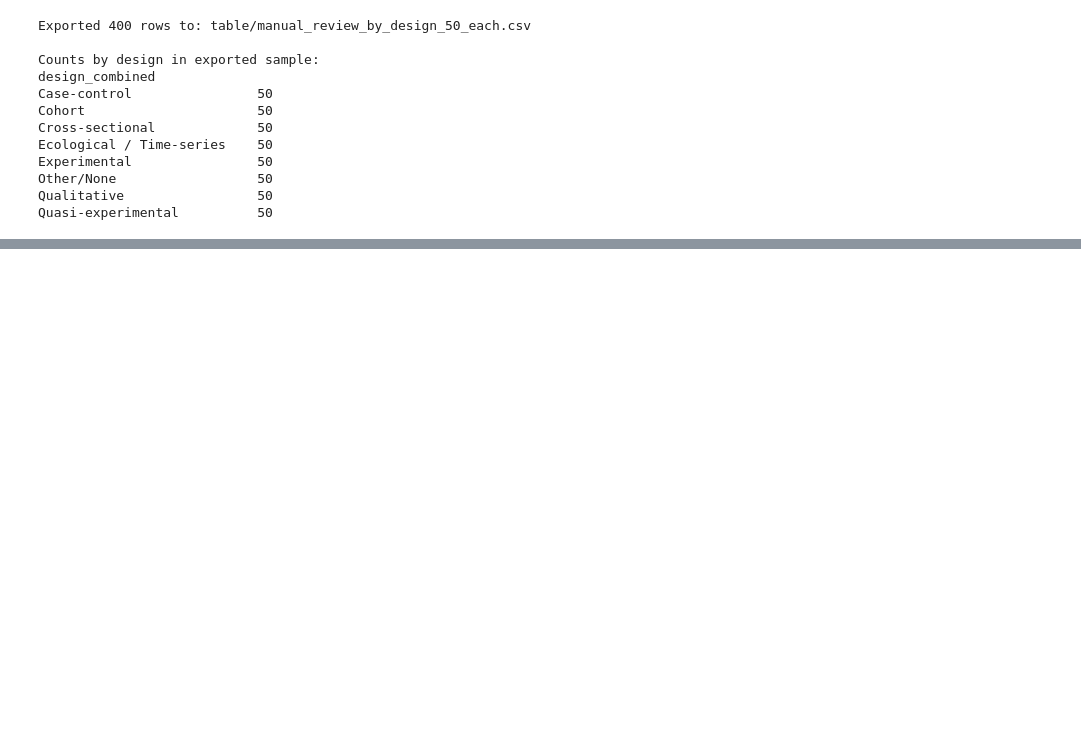
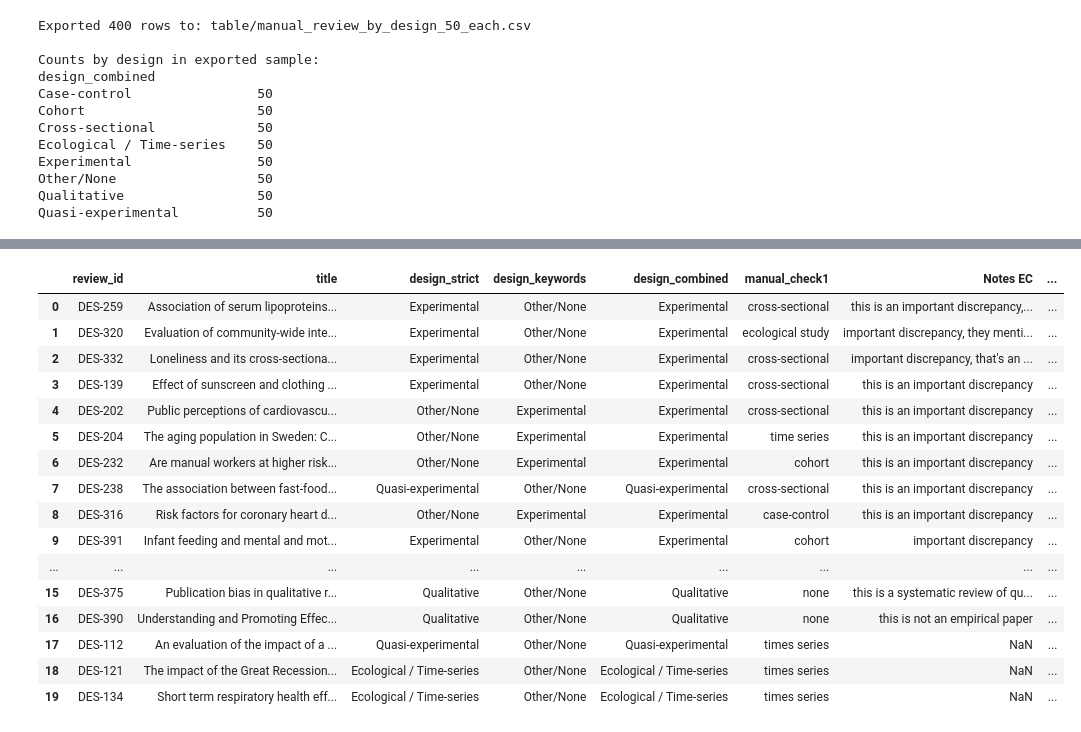
Before and after one commit to dbann/policyclaims, a Jupyter notebook: code/8_llm_validation.ipynb, the cells around one changed output, grey strips where cells are left out. Saved outputs shown, nothing was run; the diff lists cells and outputs as text; code cells hidden in the pictures; blank space fills up the shorter version.

```diff
--- a/code/8_llm_validation.ipynb
+++ b/code/8_llm_validation.ipynb
@@ -282,7 +282,7 @@ from pathlib import Path
 # 1. Load files
 # ------------------------------------------------------------------
 review_path = Path("../table/supp_stratified_sample_400_blinded_db.xlsx")
-main_path = Path("../data/analysis/analysis_dataset_enriched.csv")
+main_path = Path("../data/analysis/analysis_dataset_enriched_v2.csv")
 
 review_df = pd.read_excel(review_path).copy()
 main_df = pd.read_csv(main_path).copy()
@@ -679,0 +1143,35 @@ Quasi-experimental          50
+# %%
+priority = mismatch[
+    mismatch["mismatch_type"].isin([
+        "likely_time_series_conflict",
+        "likely_non_empirical_false_positive",
+        "likely_experimental_conflict",
+        "likely_fixable_actual_mistake",
+        "likely_fixable_other_none",
+    ])
+].copy()
+
+display(
+    priority[
+        ["review_id", "title", "design_strict", "design_keywords", "design_combined",
+         "manual_check1", "Notes EC", "mismatch_type"]
+    ].sort_values(["mismatch_type", "review_id"]).reset_index(drop=True)
+)
+# %% [output]
+|  | review_id | title | design_strict | design_keywords | design_combined | manual_check1 | Notes EC | ... |
+| 0 | DES-259 | Association of serum lipoproteins... | Experimental | Other/None | Experimental | cross-sectional | this is an important discrepancy,... | ... |
+| 1 | DES-320 | Evaluation of community-wide inte... | Experimental | Other/None | Experimental | ecological study | important discrepancy, they menti... | ... |
+| 2 | DES-332 | Loneliness and its cross-sectiona... | Experimental | Other/None | Experimental | cross-sectional | important discrepancy, that's an ... | ... |
+| 3 | DES-139 | Effect of sunscreen and clothing ... | Experimental | Other/None | Experimental | cross-sectional | this is an important discrepancy | ... |
+| 4 | DES-202 | Public perceptions of cardiovascu... | Other/None | Experimental | Experimental | cross-sectional | this is an important discrepancy | ... |
+| 5 | DES-204 | The aging population in Sweden: C... | Other/None | Experimental | Experimental | time series | this is an important discrepancy | ... |
+| 6 | DES-232 | Are manual workers at higher risk... | Other/None | Experimental | Experimental | cohort | this is an important discrepancy | ... |
+| 7 | DES-238 | The association between fast-food... | Quasi-experimental | Other/None | Quasi-experimental | cross-sectional | this is an important discrepancy | ... |
+| 8 | DES-316 | Risk factors for coronary heart d... | Other/None | Experimental | Experimental | case-control | this is an important discrepancy | ... |
+| 9 | DES-391 | Infant feeding and mental and mot... | Experimental | Other/None | Experimental | cohort | important discrepancy | ... |
+| ... | ... | ... | ... | ... | ... | ... | ... | ... |
+| 15 | DES-375 | Publication bias in qualitative r... | Qualitative | Other/None | Qualitative | none | this is a systematic review of qu... | ... |
+| 16 | DES-390 | Understanding and Promoting Effec... | Qualitative | Other/None | Qualitative | none | this is not an empirical paper | ... |
+| 17 | DES-112 | An evaluation of the impact of a ... | Quasi-experimental | Other/None | Quasi-experimental | times series | NaN | ... |
+| 18 | DES-121 | The impact of the Great Recession... | Ecological / Time-series | Other/None | Ecological / Time-series | times series | NaN | ... |
+| 19 | DES-134 | Short term respiratory health eff... | Ecological / Time-series | Other/None | Ecological / Time-series | times series | NaN | ... |
```
Also changed, not shown: parts of 5 cells of this notebook, 5 other files.
